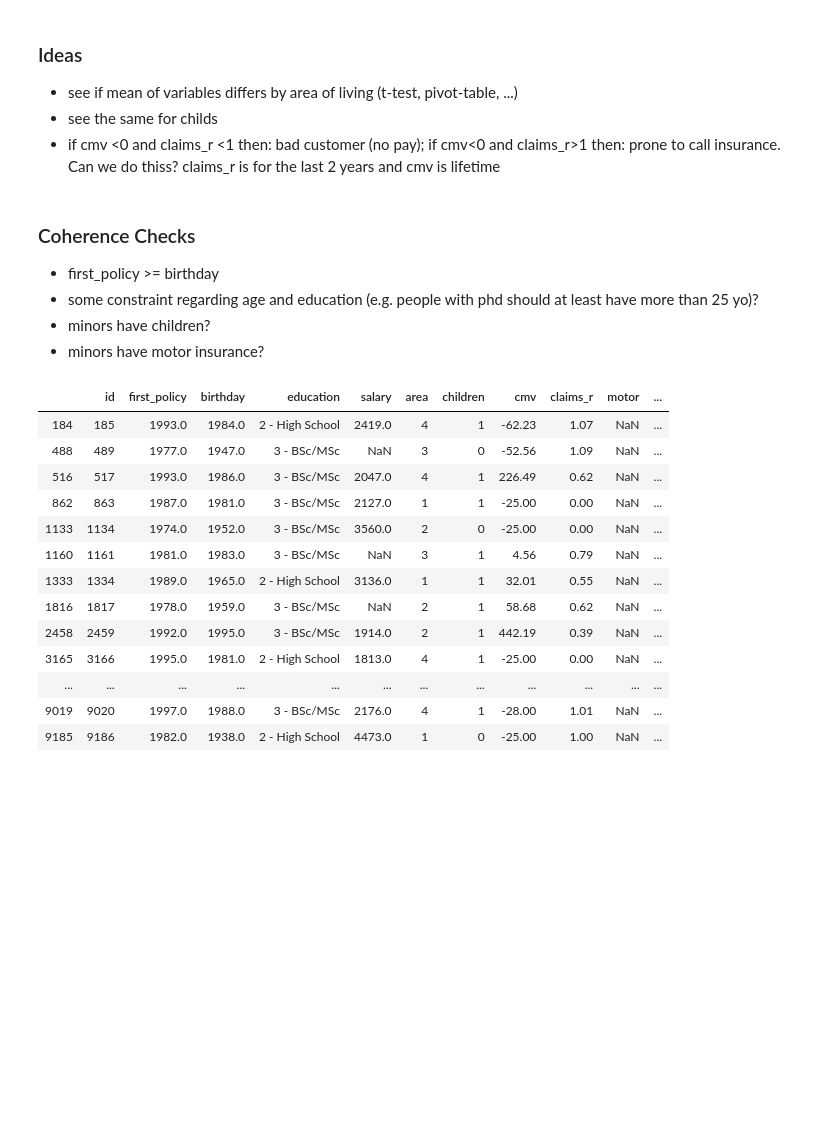
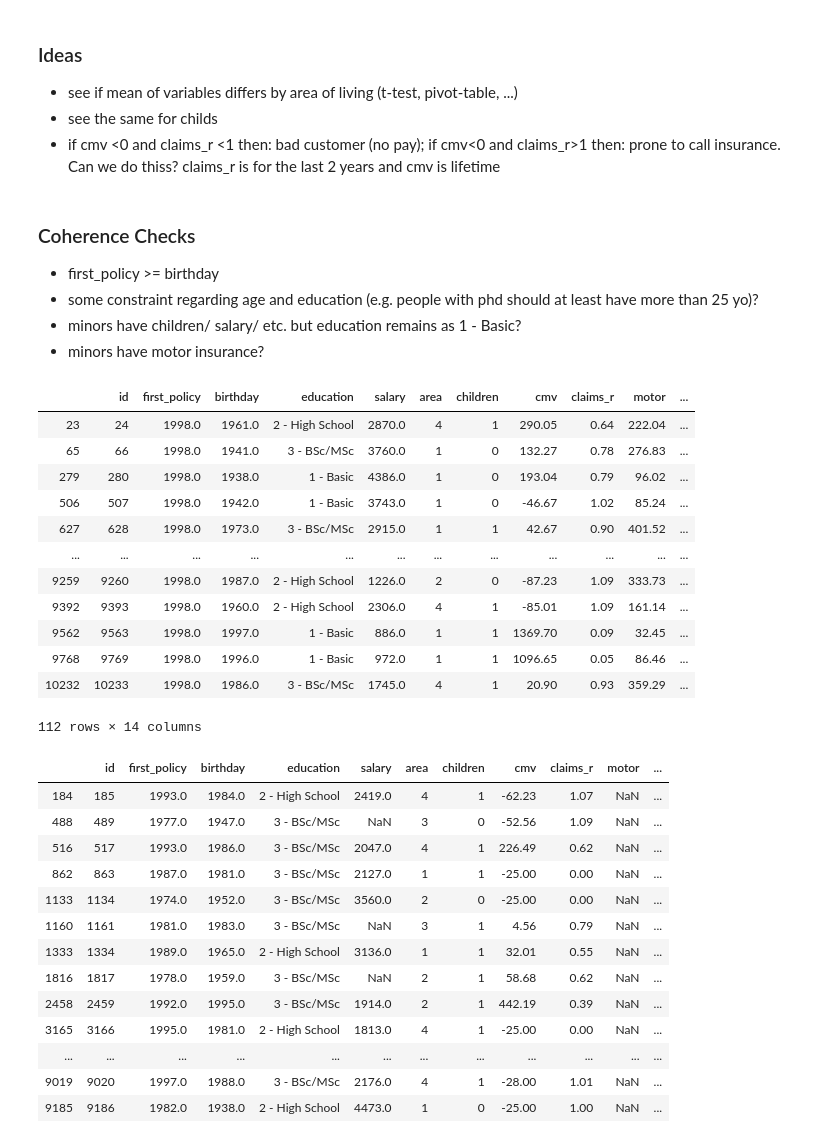
Before and after one commit to NovaIMSStudents/DataMiningFinalProject, a Jupyter notebook: DataAnalysisDM.ipynb, the cells around one changed output. Drawn from its saved outputs; the diff is of its cells as text; code cells hidden in the pictures; blank space fills up the shorter version.

```diff
--- a/DataAnalysisDM.ipynb
+++ b/DataAnalysisDM.ipynb
@@ -278,8 +268,24 @@ plt.show()
 ### Coherence Checks
 - first_policy >= birthday
 - some constraint regarding age and education (e.g. people with phd should at least have more than 25 yo)?
-- minors have children?
+- minors have children/ salary/ etc. but education remains as 1 - Basic?
 - minors have motor insurance?
+# %%
+df.loc[df["first_policy"]==1998]
+# %% [output]
+|  | id | first_policy | birthday | education | salary | area | children | cmv | claims_r | motor | ... |
+| 23 | 24 | 1998.0 | 1961.0 | 2 - High School | 2870.0 | 4 | 1 | 290.05 | 0.64 | 222.04 | ... |
+| 65 | 66 | 1998.0 | 1941.0 | 3 - BSc/MSc | 3760.0 | 1 | 0 | 132.27 | 0.78 | 276.83 | ... |
+| 279 | 280 | 1998.0 | 1938.0 | 1 - Basic | 4386.0 | 1 | 0 | 193.04 | 0.79 | 96.02 | ... |
+| 506 | 507 | 1998.0 | 1942.0 | 1 - Basic | 3743.0 | 1 | 0 | -46.67 | 1.02 | 85.24 | ... |
+| 627 | 628 | 1998.0 | 1973.0 | 3 - BSc/MSc | 2915.0 | 1 | 1 | 42.67 | 0.90 | 401.52 | ... |
+| ... | ... | ... | ... | ... | ... | ... | ... | ... | ... | ... | ... |
+| 9259 | 9260 | 1998.0 | 1987.0 | 2 - High School | 1226.0 | 2 | 0 | -87.23 | 1.09 | 333.73 | ... |
+| 9392 | 9393 | 1998.0 | 1960.0 | 2 - High School | 2306.0 | 4 | 1 | -85.01 | 1.09 | 161.14 | ... |
+| 9562 | 9563 | 1998.0 | 1997.0 | 1 - Basic | 886.0 | 1 | 1 | 1369.70 | 0.09 | 32.45 | ... |
+| 9768 | 9769 | 1998.0 | 1996.0 | 1 - Basic | 972.0 | 1 | 1 | 1096.65 | 0.05 | 86.46 | ... |
+| 10232 | 10233 | 1998.0 | 1986.0 | 3 - BSc/MSc | 1745.0 | 4 | 1 | 20.90 | 0.93 | 359.29 | ... |
+112 rows × 14 columns
 # %%
 df.loc[df["motor"].isna()]
 # %% [output]
```
Also changed, not shown: parts of 27 cells of this notebook, 2 other files.
